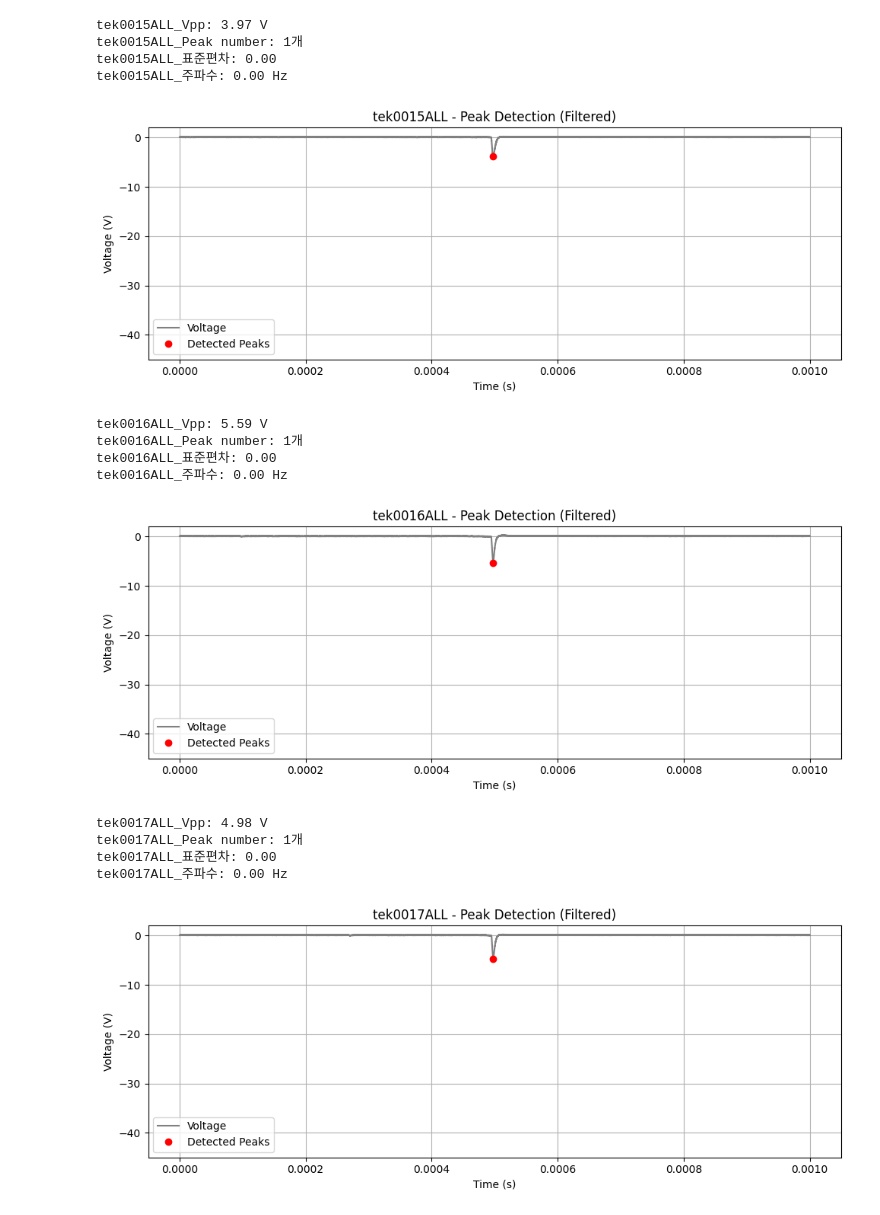
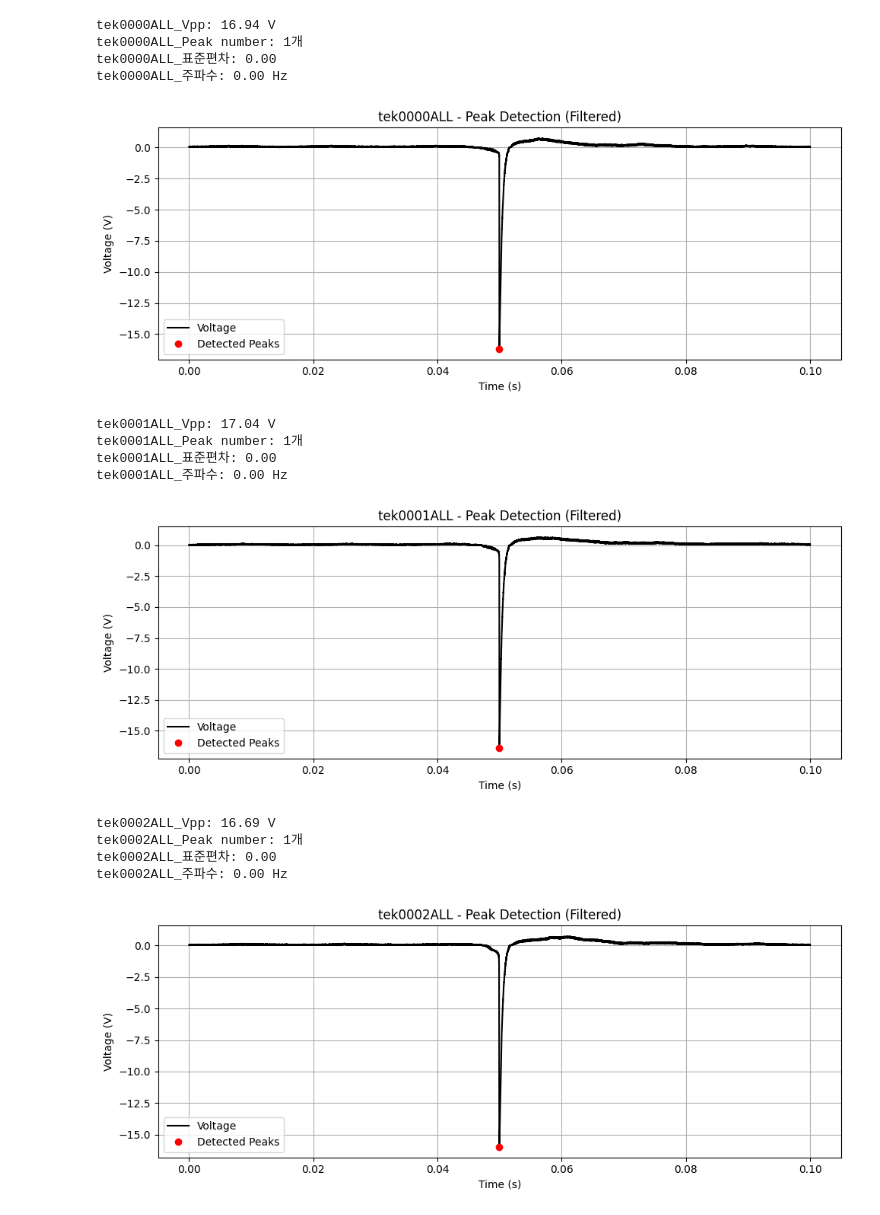
Before and after one commit to Gibeom-Lee/GB_practicing, a Jupyter notebook: data_processing/Vpp finder.ipynb, the cells around one changed output. Drawn from its saved outputs; the diff is of its cells as text; code cells hidden in the pictures.

```diff
--- a/data_processing/Vpp finder.ipynb
+++ b/data_processing/Vpp finder.ipynb
@@ -10,7 +10,7 @@ import matplotlib.pyplot as plt
 from scipy.signal import find_peaks
 # %%
 # 폴더 경로
-folder_path = r"C:\Users\user\Desktop\Drive파일\HI Lab\0. Projects\0. On going\2. Aloe inspired DEG\0. 실험자료\4. Data measurement\250911_트리거\Aloe_Current\2cm_30cm"
+folder_path = r"C:\Users\user\Desktop\Drive파일\HI Lab\0. Projects\0. On going\2. Aloe inspired DEG\0. 실험자료\4. Data measurement\250911_트리거전압전류\전체\Flat 전체 전압 피크"
 
 # 사용자 설정값
 prominence_ratio = 0.3 # 신호의 표준편차(std)에 곱해 피크 prominence 기준을 설정 / 주변 값보다 얼마나 돌출된 정도여야 피크로 인식할지를 결정
@@ -21,6 +21,7 @@ min_relative_height = 0.1 # 전체 최대 진폭설정 ex) 0.2: 20% 이상
 
 #그래프
 y_range = (-45, 2)
+y_range = (None, None)
 # %%
 csv_files = [f for f in os.listdir(folder_path) if f.endswith('.csv')]
 all_vpp_values = []
@@ -97,54 +98,56 @@ for file_name in csv_files:
         # -------------------------------
         # 그래프 출력
         plt.figure(figsize=(10, 4))
-        plt.plot(time, voltage, color='gray', label='Voltage')
+        plt.plot(time, voltage, color='black', label='Voltage')
         if len(final_peaks) > 0:
             plt.plot(time[final_peaks], voltage[final_peaks], 'ro', label='Detected Peaks')
         plt.title(f"{base_name} - Peak Detection (Filtered)")
         plt.xlabel("Time (s)")
         plt.ylabel("Voltage (V)")
+        if y_range is not None:
+            plt.ylim(y_range)  # y_range가 None일 때는 실행 안 함
         plt.ylim(y_range)
         plt.grid(True)
         plt.legend()
         plt.tight_layout()
         plt.show()
 
     except Exception as e:
         print(f"{file_name} 처리 중 오류 발생: {e}")
 
 # -------------------------------
 # 전체 요약 출력
 print("\n==============================")
 print("📊 모든 파일의 평균 Vpp, 표준편차, 평균 주파수 목록")
 for i in range(len(all_vpp_values)):
     print(f"{csv_files[i]}_Vpp: {all_vpp_values[i]:.2f} V | 표준편차: {file_std_values[i]:.2f} V | 주파수: {all_freq_values[i]:.2f} Hz")
 
 if all_vpp_values:
     overall_mean_vpp = np.mean(all_vpp_values)
     overall_std_vpp = np.std(all_vpp_values, ddof=1)
     overall_mean_freq = np.mean(all_freq_values) if all_freq_values else 0
     overall_std_freq = np.std(all_freq_values, ddof=1) if all_freq_values else 0
 
     print("\n==============================")
     print(f"📈 전체 평균 Vpp: {overall_mean_vpp:.2f} V")
     print(f"📉 표준편차 (Vpp): {overall_std_vpp:.2f} V")
     print(f"🎵 전체 평균 주파수: {overall_mean_freq:.2f} Hz")
     print(f"🎯 표준편차 (주파수): {overall_std_freq:.2f} Hz")
 else:
     print("📭 Vpp 데이터를 계산할 수 없습니다.")
 # %% [output]
-tek0015ALL_Vpp: 3.97 V
-tek0015ALL_Peak number: 1개
-tek0015ALL_표준편차: 0.00
-tek0015ALL_주파수: 0.00 Hz
+tek0000ALL_Vpp: 16.94 V
+tek0000ALL_Peak number: 1개
+tek0000ALL_표준편차: 0.00
+tek0000ALL_주파수: 0.00 Hz
-[figure, old version]
+[figure, new version]
-tek0016ALL_Vpp: 5.59 V
-tek0016ALL_Peak number: 1개
-tek0016ALL_표준편차: 0.00
-tek0016ALL_주파수: 0.00 Hz
+tek0001ALL_Vpp: 17.04 V
+tek0001ALL_Peak number: 1개
+tek0001ALL_표준편차: 0.00
+tek0001ALL_주파수: 0.00 Hz
-[figure, old version]
+[figure, new version]
-tek0017ALL_Vpp: 4.98 V
-tek0017ALL_Peak number: 1개
-tek0017ALL_표준편차: 0.00
-tek0017ALL_주파수: 0.00 Hz
+tek0002ALL_Vpp: 16.69 V
+tek0002ALL_Peak number: 1개
+tek0002ALL_표준편차: 0.00
+tek0002ALL_주파수: 0.00 Hz
-[figure, old version]
+[figure, new version]
```
Also changed, not shown: parts of 1 cell of this notebook, 1 other file.
